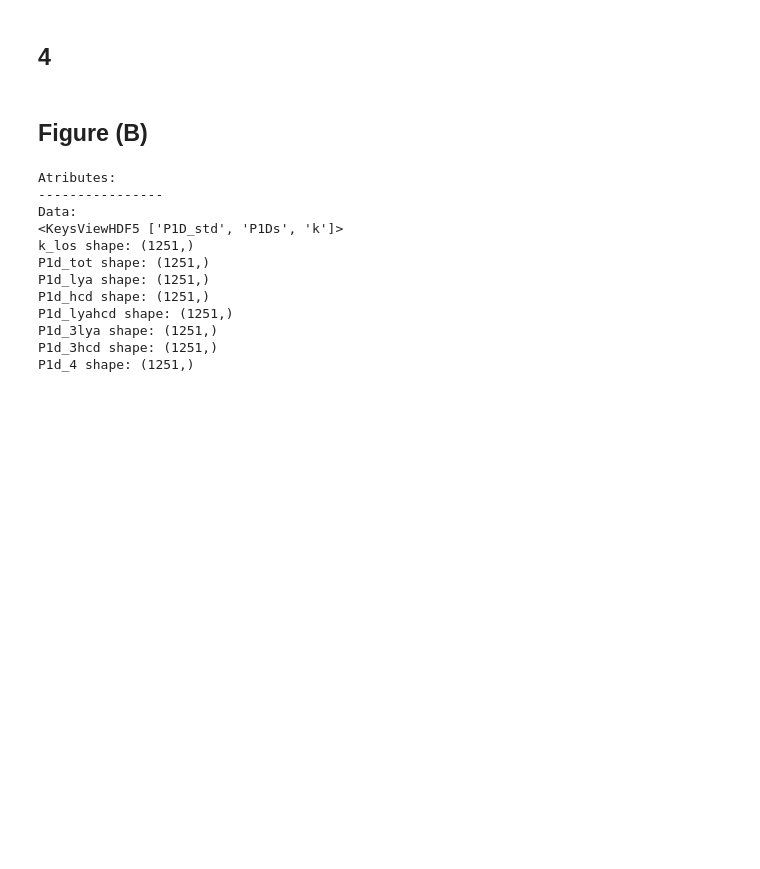
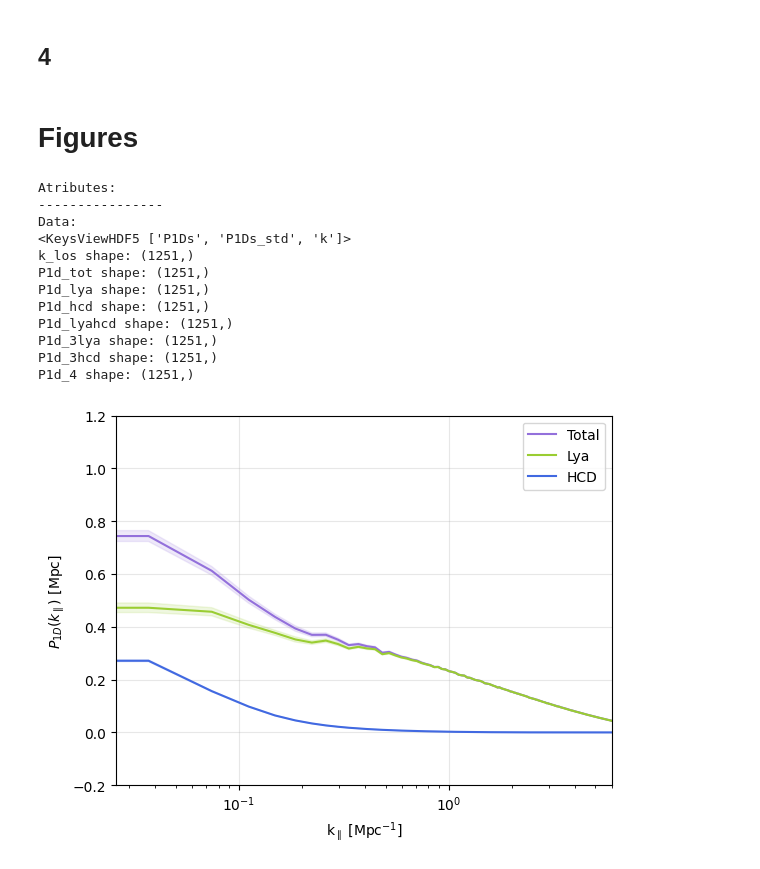
Before and after one commit to andreufont/astrid_hcd, a Jupyter notebook: SimulationFields/P1d.ipynb, the cells around one changed output. Drawn from its saved outputs; the diff is of its cells as text; code cells hidden in the pictures; blank space fills up the shorter version.

```diff
--- a/SimulationFields/P1d.ipynb
+++ b/SimulationFields/P1d.ipynb
@@ -314,4 +253,4 @@ with h5py.File(output, 'a') as f:
 # %% [markdown]
 ## 4
 # %%
-p1ds_4 = fft_lyahcd*fft_lyahcd.conjugate()*Lbox*hubble/(Np**2)
+p1ds_4 = fft_lyahcd*fft_lyahcd.conjugate()*Lbox*hubble/(Np**2) - C**2
@@ -335,7 +276,7 @@ with h5py.File(output, 'a') as f:
     else:
         grp2.create_dataset('P1D_std_4', data=P1d_std_4)
 # %% [markdown]
-## Figure (B)
+# Figures
 # %%
 data = '/pscratch/sd/l/lflores/astrid_hcd_outputs/p1d_0.30'
 
@@ -348,25 +289,25 @@ with h5py.File(data, 'r') as f:
     print(f.keys())
     k_los = f['k'][:]
     print('k_los shape:', k_los.shape)
-    p1d_tot, p1d_std_tot = f['P1Ds/P1D_tot'][:], f['P1D_std/P1D_std_tot'][:]
+    p1d_tot, p1d_std_tot = f['P1Ds/P1D_tot'][:], f['P1Ds_std/P1D_std_tot'][:]
     print('P1d_tot shape:', p1d_tot.shape)
-    p1d_lya, p1d_std_lya = f['P1Ds/P1D_lya'][:], f['P1D_std/P1D_std_lya'][:]
+    p1d_lya, p1d_std_lya = f['P1Ds/P1D_lya'][:], f['P1Ds_std/P1D_std_lya'][:]
     print('P1d_lya shape:', p1d_lya.shape)
-    p1d_hcd, p1d_std_hcd = f['P1Ds/P1D_hcd'][:], f['P1D_std/P1D_std_hcd'][:]
+    p1d_hcd, p1d_std_hcd = f['P1Ds/P1D_hcd'][:], f['P1Ds_std/P1D_std_hcd'][:]
     print('P1d_hcd shape:', p1d_hcd.shape)
-    p1d_lyahcd, p1d_std_lyahcd = f['P1Ds/P1D_lyahcd'][:], f['P1D_std/P1D_std_lyahcd'][:]
+    p1d_lyahcd, p1d_std_lyahcd = f['P1Ds/P1D_lyahcd'][:], f['P1Ds_std/P1D_std_lyahcd'][:]
     print('P1d_lyahcd shape:', p1d_lyahcd.shape)
-    p1d_3lya, p1d_std_3lya = f['P1Ds/P1D_3lya'][:], f['P1D_std/P1D_std_3lya'][:]
+    p1d_3lya, p1d_std_3lya = f['P1Ds/P1D_3lya'][:], f['P1Ds_std/P1D_std_3lya'][:]
     print('P1d_3lya shape:', p1d_3lya.shape)
-    p1d_3hcd, p1d_std_3hcd = f['P1Ds/P1D_3hcd'][:], f['P1D_std/P1D_std_3hcd'][:]
+    p1d_3hcd, p1d_std_3hcd = f['P1Ds/P1D_3hcd'][:], f['P1Ds_std/P1D_std_3hcd'][:]
     print('P1d_3hcd shape:', p1d_3hcd.shape)
-    p1d_4, p1d_std_4 = f['P1Ds/P1D_4'][:], f['P1D_std/P1D_std_4'][:]
+    p1d_4, p1d_std_4 = f['P1Ds/P1D_4'][:], f['P1Ds_std/P1D_std_4'][:]
     print('P1d_4 shape:', p1d_4.shape)
 # %% [output]
 Atributes:
 ----------------
 Data:
-<KeysViewHDF5 ['P1D_std', 'P1Ds', 'k']>
+<KeysViewHDF5 ['P1Ds', 'P1Ds_std', 'k']>
 k_los shape: (1251,)
 P1d_tot shape: (1251,)
 P1d_lya shape: (1251,)
@@ -375,3 +316,19 @@ P1d_lyahcd shape: (1251,)
 P1d_3lya shape: (1251,)
 P1d_3hcd shape: (1251,)
 P1d_4 shape: (1251,)
+# %%
+plt.plot(k_los, p1d_tot, color='mediumpurple', label='Total')
+plt.fill_between(k_los, (p1d_tot-p1d_std_tot), (p1d_tot+p1d_std_tot), color='mediumpurple', alpha=0.15)
+plt.plot(k_los, p1d_lya, color='yellowgreen', label='Lya')
+plt.fill_between(k_los, (p1d_lya-p1d_std_lya), (p1d_lya+p1d_std_lya), color='yellowgreen', alpha=0.15)
+plt.plot(k_los, p1d_hcd, color='royalblue', label='HCD')
+plt.fill_between(k_los, (p1d_hcd-p1d_std_hcd), (p1d_hcd+p1d_std_hcd), color='royalblue', alpha=0.15)
+plt.xscale('log')
+plt.legend()
+plt.grid(alpha=0.3)
+plt.xlim(right=6)
+plt.ylim(-0.2, 1.2)
+plt.xlabel(r'k$_\parallel$ [Mpc$^{-1}$]')
+plt.ylabel(r'$P_{1D}(k_\parallel)$ [Mpc]');
+# %% [output]
+[figure, new version]
```
Also changed, not shown: parts of 57 cells of this notebook, 2 other files.
